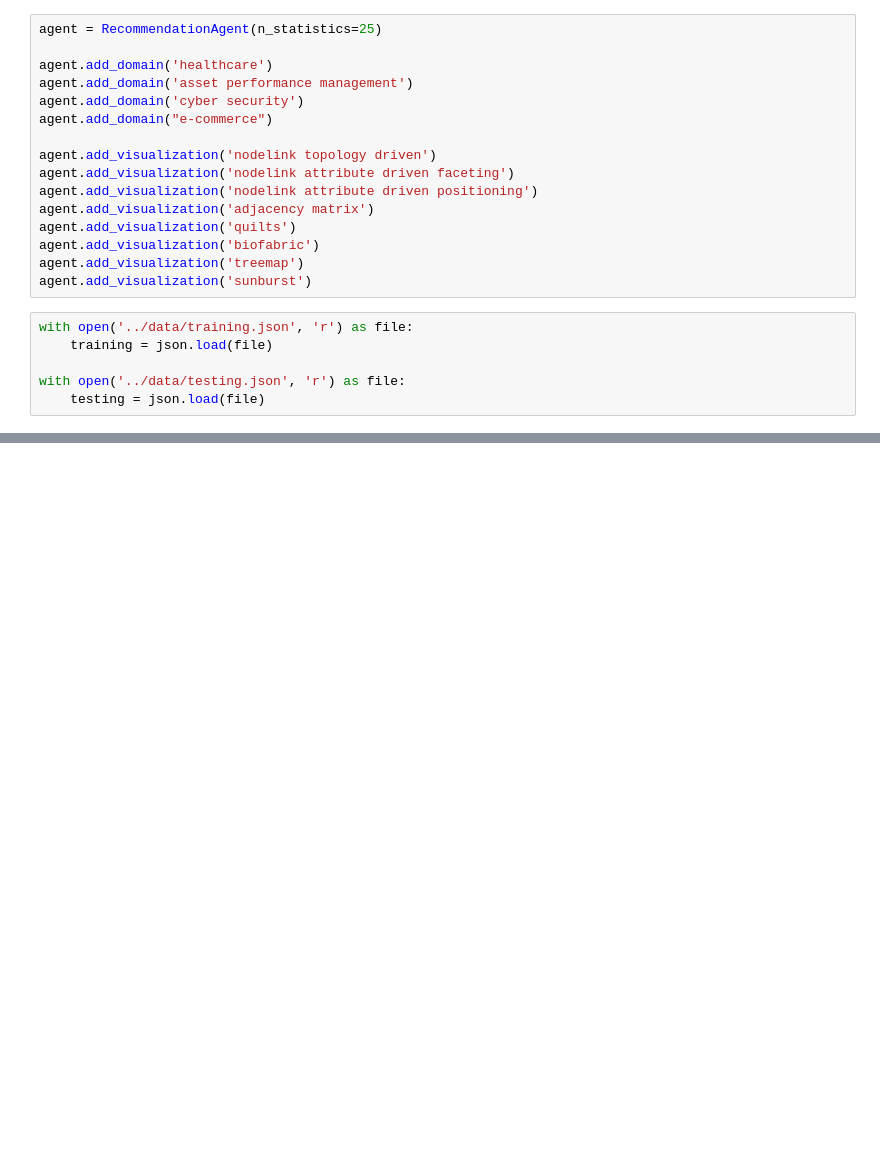
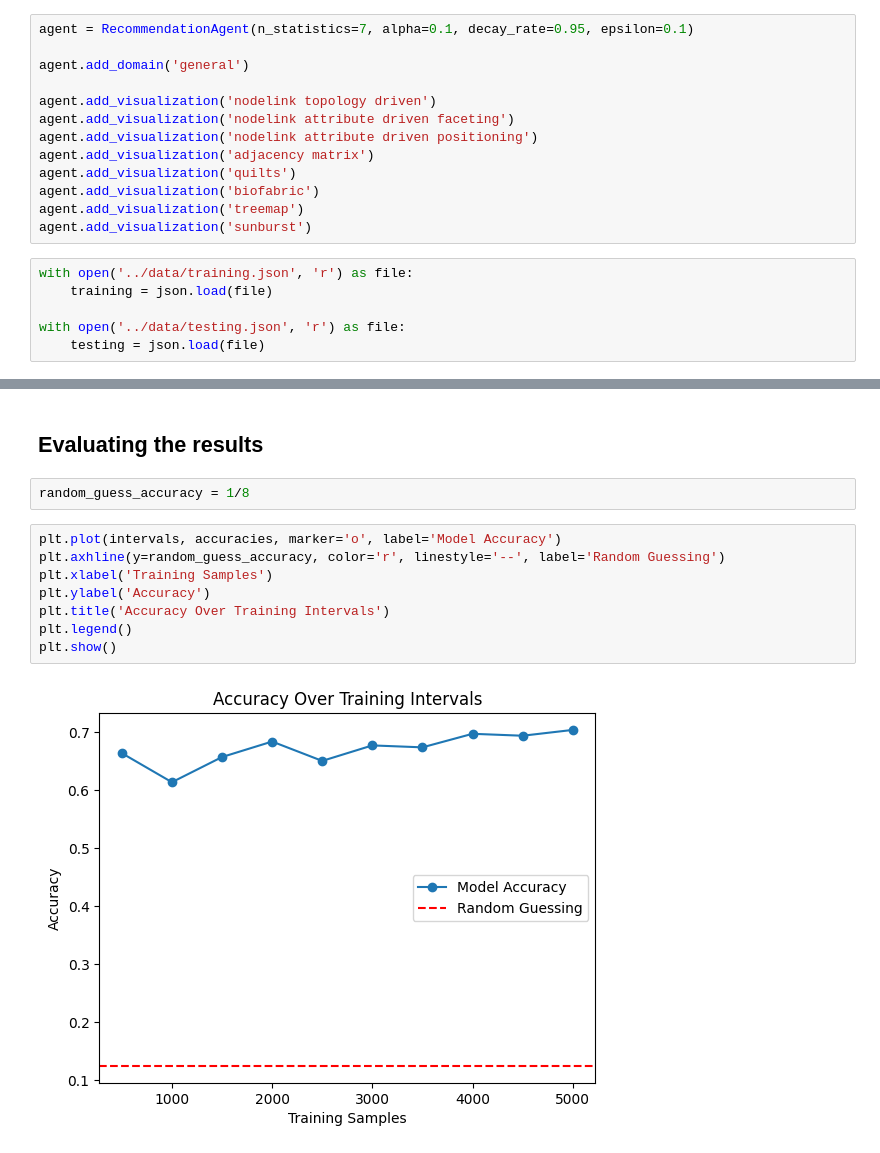
Before and after one commit to sjoerdvink99/vigor, a Jupyter notebook: notebooks/3.0-baseline.ipynb, the cells around one changed output, grey strips where cells are left out. Cells and saved outputs as stored; diff of their text form; blank space fills up the shorter version.

```diff
--- a/notebooks/3.0-baseline.ipynb
+++ b/notebooks/3.0-baseline.ipynb
@@ -10,10 +19,7 @@ from agent import RecommendationAgent
 # %%
-agent = RecommendationAgent(n_statistics=25)
+agent = RecommendationAgent(n_statistics=7, alpha=0.1, decay_rate=0.95, epsilon=0.1)
 
-agent.add_domain('healthcare')
-agent.add_domain('asset performance management')
-agent.add_domain('cyber security')
-agent.add_domain("e-commerce")
+agent.add_domain('general')
 
 agent.add_visualization('nodelink topology driven')
 agent.add_visualization('nodelink attribute driven faceting')
@@ -77,0 +105,14 @@ Round:  19999  0.2
+# %% [markdown]
+## Evaluating the results
+# %%
+random_guess_accuracy = 1/8
+# %%
+plt.plot(intervals, accuracies, marker='o', label='Model Accuracy')
+plt.axhline(y=random_guess_accuracy, color='r', linestyle='--', label='Random Guessing')
+plt.xlabel('Training Samples')
+plt.ylabel('Accuracy')
+plt.title('Accuracy Over Training Intervals')
+plt.legend()
+plt.show()
+# %% [output]
+[figure, added]
```
Also changed, not shown: parts of 14 cells of this notebook, 4 other files.
